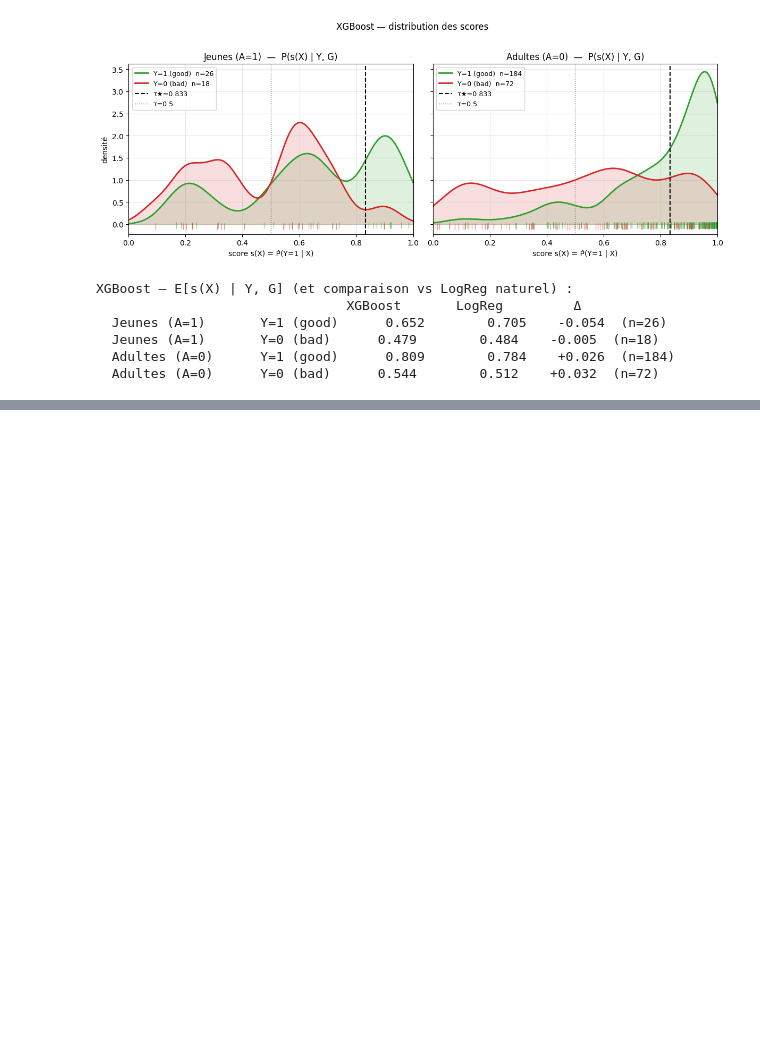
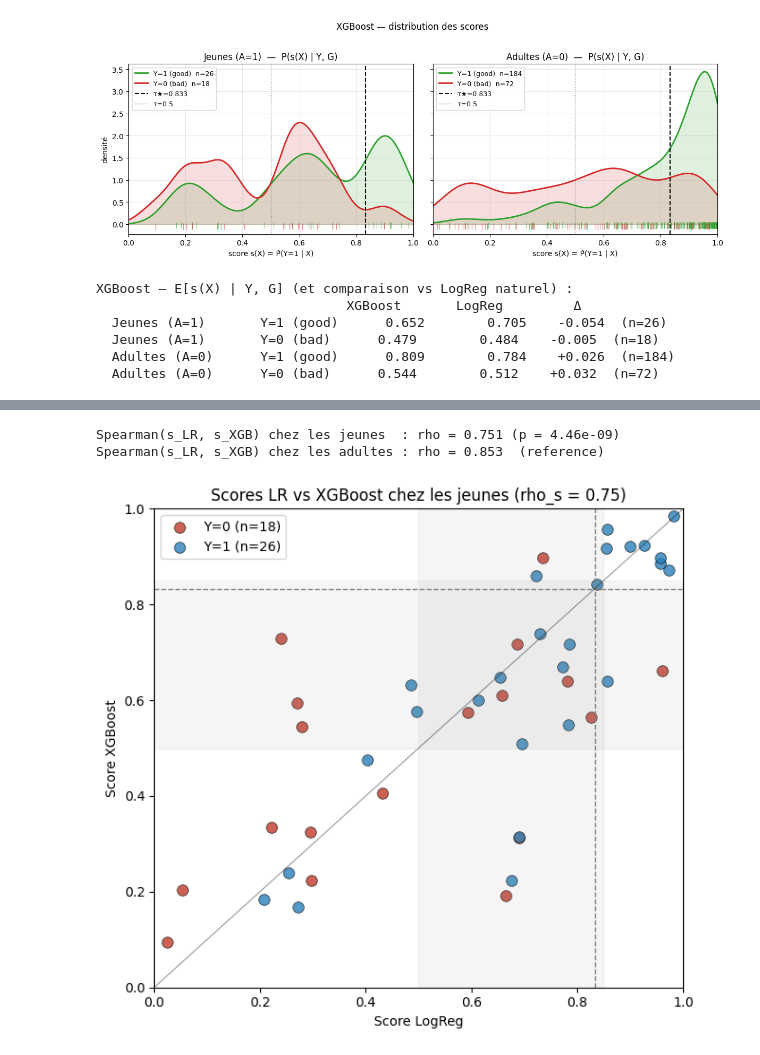
Before and after one commit to saraelmoun/fairness-tradeoffs-german-credit, a Jupyter notebook: notebooks/GermanSamedi.ipynb, the cells around one changed output, grey strips where cells are left out. Drawn from its saved outputs; the diff is of its cells as text; code cells hidden in the pictures; blank space fills up the shorter version.

```diff
--- a/notebooks/GermanSamedi.ipynb
+++ b/notebooks/GermanSamedi.ipynb
@@ -2214,0 +1997,33 @@ Jeunes en zone [0.5, 0.833) — top 15 par |pouvoir discriminant local|
+# %%
+from scipy.stats import spearmanr
+
+s_lr_y  = proba_test[mask_young]
+s_xgb_y = proba_test_xgb[mask_young]
+y_y     = y[mask_young]
+
+rho_y, p_rho_y = spearmanr(s_lr_y,  s_xgb_y)
+rho_a, _       = spearmanr(proba_test[~mask_young], proba_test_xgb[~mask_young])
+print(f'Spearman(s_LR, s_XGB) chez les jeunes  : rho = {rho_y:.3f} (p = {p_rho_y:.3g})')
+print(f'Spearman(s_LR, s_XGB) chez les adultes : rho = {rho_a:.3f}  (reference)')
+
+fig, ax = plt.subplots(figsize=(6.5, 6))
+mg = (y_y == 1); mb = (y_y == 0)
+ax.scatter(s_lr_y[mb], s_xgb_y[mb], s=70, alpha=0.8,
+           color='#C0392B', edgecolor='black', linewidth=0.5, label=f'Y=0 (n={mb.sum()})')
+ax.scatter(s_lr_y[mg], s_xgb_y[mg], s=70, alpha=0.8,
+           color='#2980B9', edgecolor='black', linewidth=0.5, label=f'Y=1 (n={mg.sum()})')
+# Zone critique sur les deux axes
+ax.axvspan(0.5, 0.85, color='gray', alpha=0.08)
+ax.axhspan(0.5, 0.85, color='gray', alpha=0.08)
+ax.axvline(0.833, color='gray', lw=1, ls='--')
+ax.axhline(0.833, color='gray', lw=1, ls='--')
+ax.plot([0, 1], [0, 1], color='black', lw=0.8, alpha=0.4)
+ax.set_xlim(0, 1); ax.set_ylim(0, 1)
+ax.set_xlabel('Score LogReg'); ax.set_ylabel('Score XGBoost')
+ax.set_title(f'Scores LR vs XGBoost chez les jeunes (rho_s = {rho_y:.2f})')
+ax.legend(loc='upper left')
+plt.tight_layout(); plt.show()
+# %% [output]
+Spearman(s_LR, s_XGB) chez les jeunes  : rho = 0.751 (p = 4.46e-09)
+Spearman(s_LR, s_XGB) chez les adultes : rho = 0.853  (reference)
+[figure, added]
```
Also changed, not shown: parts of 78 cells of this notebook, 1 other file.
